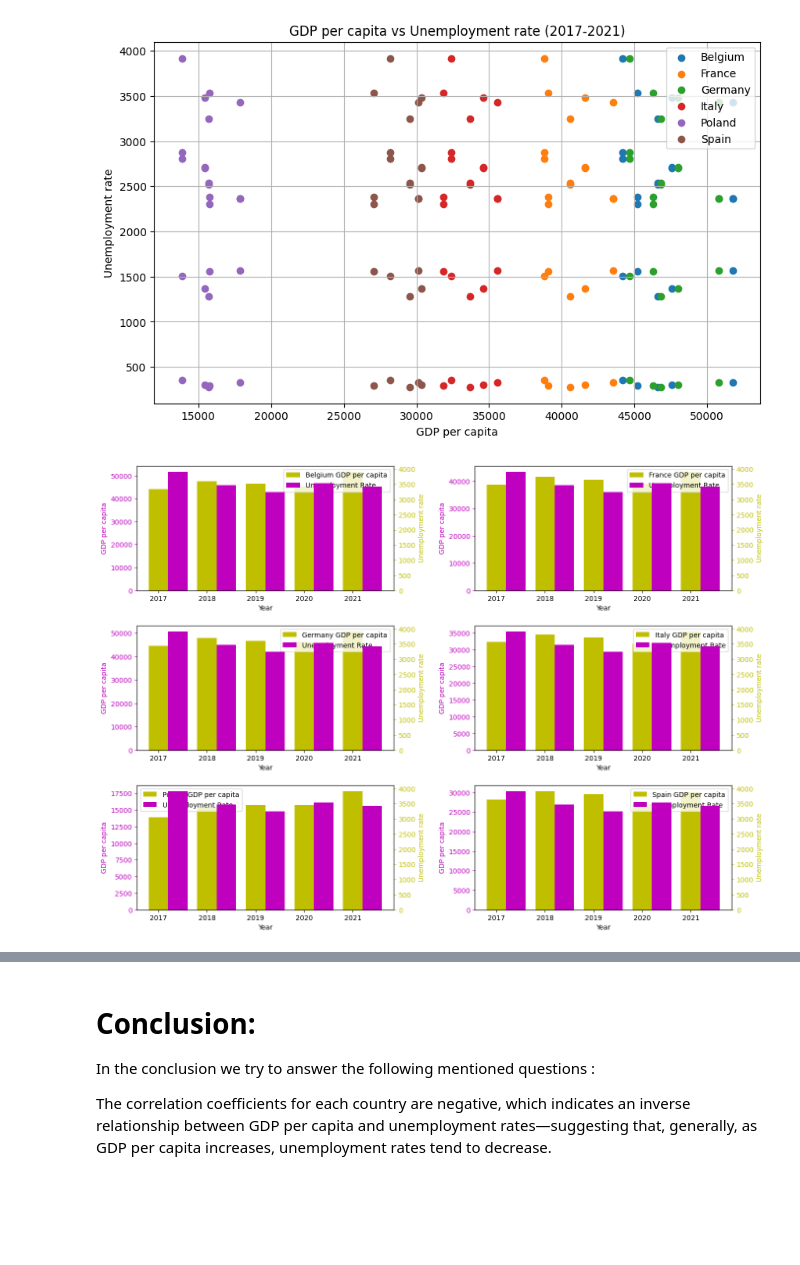
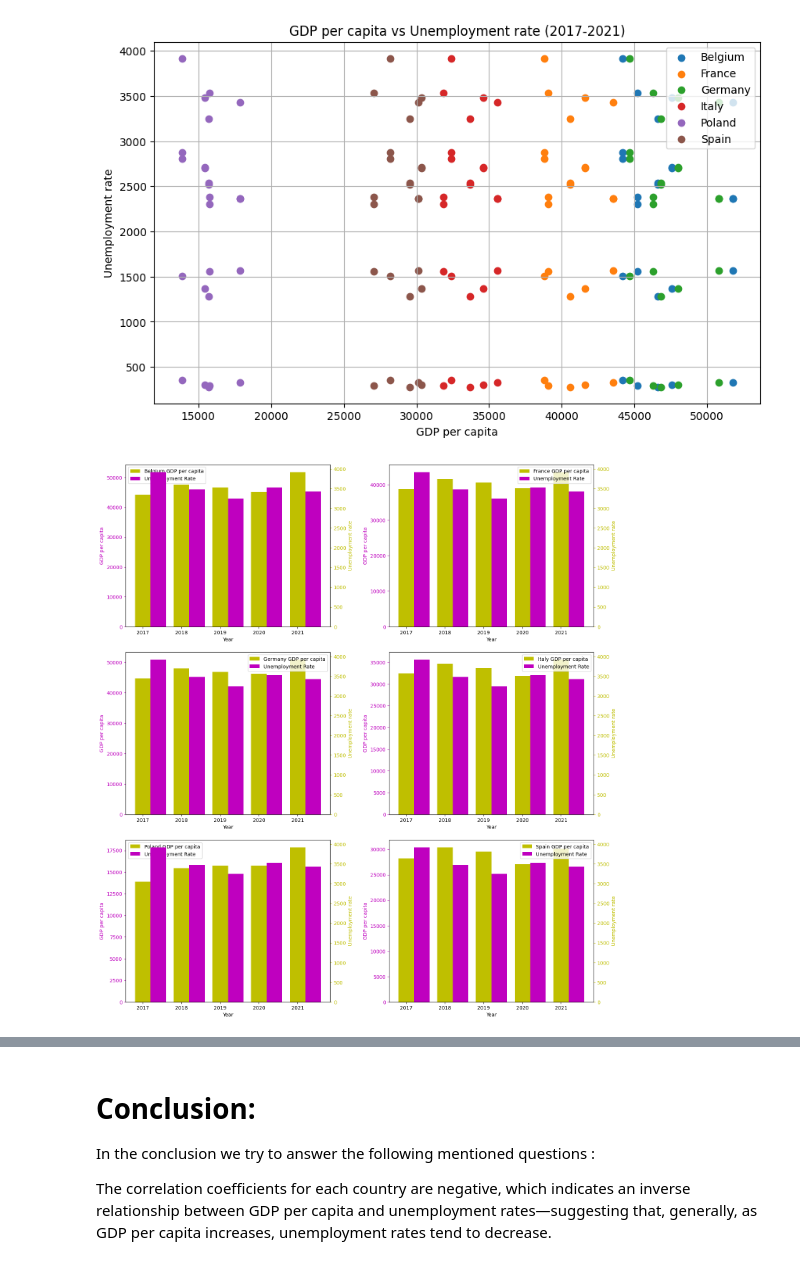
Before and after one commit to ka92tevi/made-template, a Jupyter notebook: project/report.ipynb, the cells around one changed output, grey strips where cells are left out. Drawn from its saved outputs; the diff is of its cells as text; code cells hidden in the pictures; blank space fills up the shorter version.

```diff
--- a/project/report.ipynb
+++ b/project/report.ipynb
@@ -272,29 +272,29 @@ plt.show()
 [figure]
 # %%
 # Create bar plots with a secondary y-axis for unemployment rates
-fig, axes = plt.subplots(nrows=3, ncols=2, figsize=(14, 10))
+fig, axes = plt.subplots(nrows=3, ncols=2, figsize=(15, 16))
 axes = axes.flatten()
 
 for i, country in enumerate(countries):
     ax1 = axes[i]
     # Plot GDP per capita bars
     ax1.bar(merged_df['year'], merged_df[country].astype(float), color='y', label=f'{country} GDP per capita', width=0.4)
     ax1.set_xlabel('Year')
     ax1.set_ylabel('GDP per capita', color='m')
     ax1.tick_params('y', colors='m')
 
-    # Create a secondary y-axis for the unemployment rate
+    # Creating a secondary y-axis for the unemployment rate
     ax2 = ax1.twinx()
     ax2.bar(merged_df['year'] + 0.4, merged_df['Unemployment'].astype(float), color='m', label='Unemployment Rate', width=0.4)
     ax2.set_ylabel('Unemployment rate', color='y')
     ax2.tick_params('y', colors='y')
 
-    # Add a legend to the plot
+    # Adding a legend to the plot
     lines_1, labels_1 = ax1.get_legend_handles_labels()
     lines_2, labels_2 = ax2.get_legend_handles_labels()
     ax1.legend(lines_1 + lines_2, labels_1 + labels_2, loc='best')
 
 plt.tight_layout(pad=2.0)
 plt.show()
 # %% [output]
-[figure, old version]
+[figure, new version]
```
Also changed, not shown: parts of 5 cells of this notebook.
